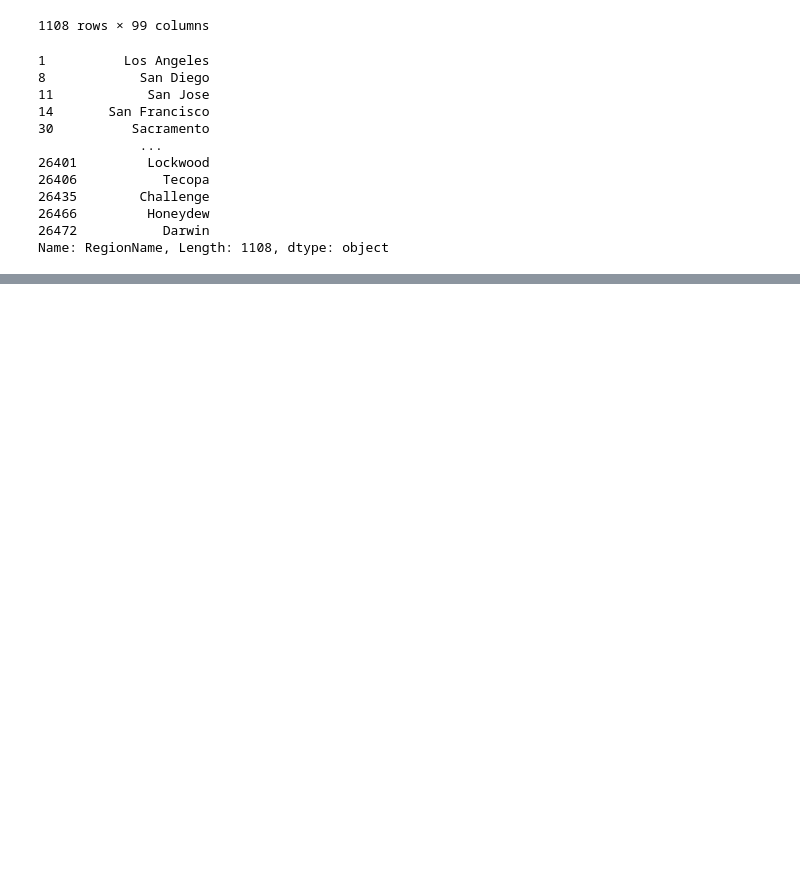
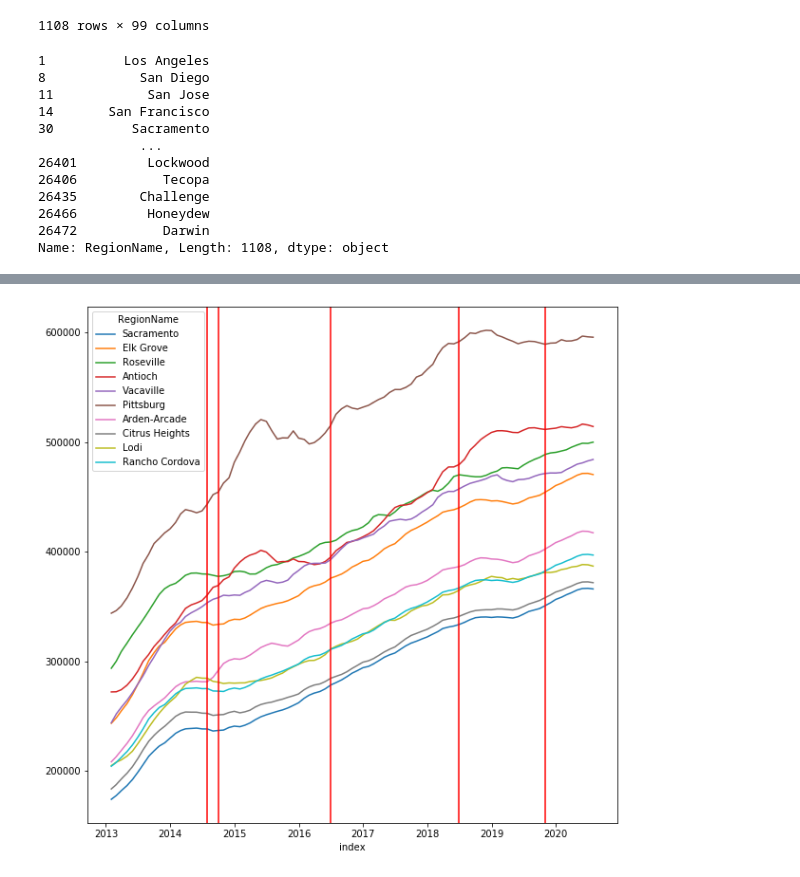
Before and after one commit to mattuzi17/The-Flight-From-Rural-Communities, a Jupyter notebook: NathanTesting.ipynb, the cells around one changed output, grey strips where cells are left out. Cells and saved outputs as stored; diff of their text form; code cells hidden in the pictures; blank space fills up the shorter version.

Commit message:
All three locations

```diff
--- a/NathanTesting.ipynb
+++ b/NathanTesting.ipynb
@@ -435,0 +578,59 @@ FourSingleCity_Fire[1]
+# %%
+####Graph number 6
+
+
+
+
+CityLine = ThreeSingleCity_Fire[0][["RegionName",'2012-12-31', '2013-01-31', '2013-02-28', '2013-03-31', '2013-04-30', '2013-05-31', '2013-06-30', '2013-07-31', '2013-08-31', '2013-09-30', '2013-10-31', '2013-11-30', '2013-12-31', '2014-01-31', '2014-02-28', '2014-03-31', '2014-04-30', '2014-05-31', '2014-06-30', '2014-07-31', '2014-08-31', '2014-09-30', '2014-10-31', '2014-11-30', '2014-12-31', '2015-01-31', '2015-02-28', '2015-03-31', '2015-04-30', '2015-05-31', '2015-06-30', '2015-07-31', '2015-08-31', '2015-09-30', '2015-10-31', '2015-11-30', '2015-12-31', '2016-01-31', '2016-02-29', '2016-03-31', '2016-04-30', '2016-05-31', '2016-06-30', '2016-07-31', '2016-08-31', '2016-09-30', '2016-10-31', '2016-11-30', '2016-12-31', '2017-01-31', '2017-02-28', '2017-03-31', '2017-04-30', '2017-05-31', '2017-06-30', '2017-07-31', '2017-08-31', '2017-09-30', '2017-10-31', '2017-11-30', '2017-12-31', '2018-01-31', '2018-02-28', '2018-03-31', '2018-04-30', '2018-05-31', '2018-06-30', '2018-07-31', '2018-08-31', '2018-09-30', '2018-10-31', '2018-11-30', '2018-12-31', '2019-01-31', '2019-02-28', '2019-03-31', '2019-04-30', '2019-05-31', '2019-06-30', '2019-07-31', '2019-08-31', '2019-09-30', '2019-10-31', '2019-11-30', '2019-12-31', '2020-01-31', '2020-02-29', '2020-03-31', '2020-04-30', '2020-05-31', '2020-06-30']]
+CityLine = CityLine.head(10)
+CityLine = CityLine.set_index('RegionName')
+CityLine = CityLine.T
+CityLine = CityLine.reset_index()
+
+for index, row in CityLine.iterrows():
+    date =""
+    strdate = str(row[0])
+
+    day = strdate.split('-')[2]
+    month = strdate.split('-')[1]
+    year = strdate.split('-')[0]
+    day = int(day)
+    month = int(month)
+    year = int(year)
+    number = 0
+    if month == 1:
+        CityLine.loc[index,'index'] = year +((day+28)/365)
+    if month == 2:
+        CityLine.loc[index,'index'] = year +((day+28+31)/365)
+    if month == 3:
+        CityLine.loc[index,'index'] = year +((day+28+31+30)/365)
+    if month == 4:
+        CityLine.loc[index,'index'] = year +((day+28+31+30+31)/365)
+    if month == 5:
+        CityLine.loc[index,'index'] = year +((day+28+31+30+31+30)/365)
+    if month == 6:
+        CityLine.loc[index,'index'] = year +((day+28+31+30+31+30+31)/365)
+    if month == 7:
+        CityLine.loc[index,'index'] = year +((day+28+31+30+31+30+31+31)/365)
+    if month == 8:
+        CityLine.loc[index,'index'] = year +((day+28+31+30+31+30+31+31+30)/365)
+    if month == 9:
+        CityLine.loc[index,'index'] = year +((day+28+31+30+31+30+31+31+30+31)/365)
+    if month == 10:
+        CityLine.loc[index,'index'] = year +((day+28+31+30+31+30+31+31+30+31+30)/365)
+    if month == 11:
+        CityLine.loc[index,'index'] = year +((day+28+31+30+31+30+31+31+30+31+30+31)/365)
+    if month == 12:
+        CityLine.loc[index,'index'] = year +((day+28+31+30+31+30+31+31+30+31+30+31+31)/365)
+Threeline = CityLine.copy()
+
+
+
+
+ax = Threeline.plot(x='index',figsize= (10,10))
+for index, row in fillempty.iterrows():
+    ax.axvline( row[1],color='red', label = row[0])
+
+# plt.show()
+# %% [output]
+[figure, added]
```
Also changed, not shown: parts of 21 cells of this notebook.
